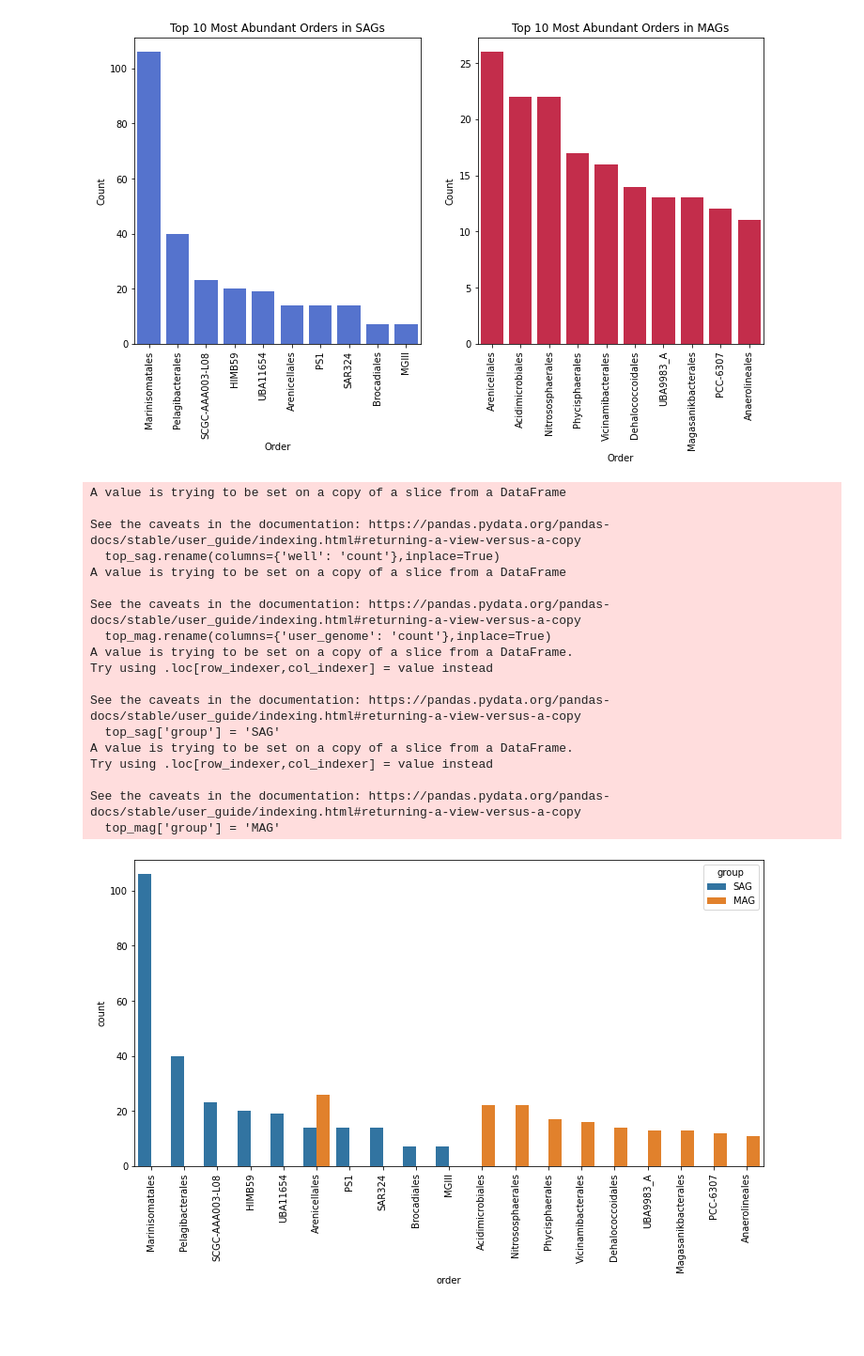
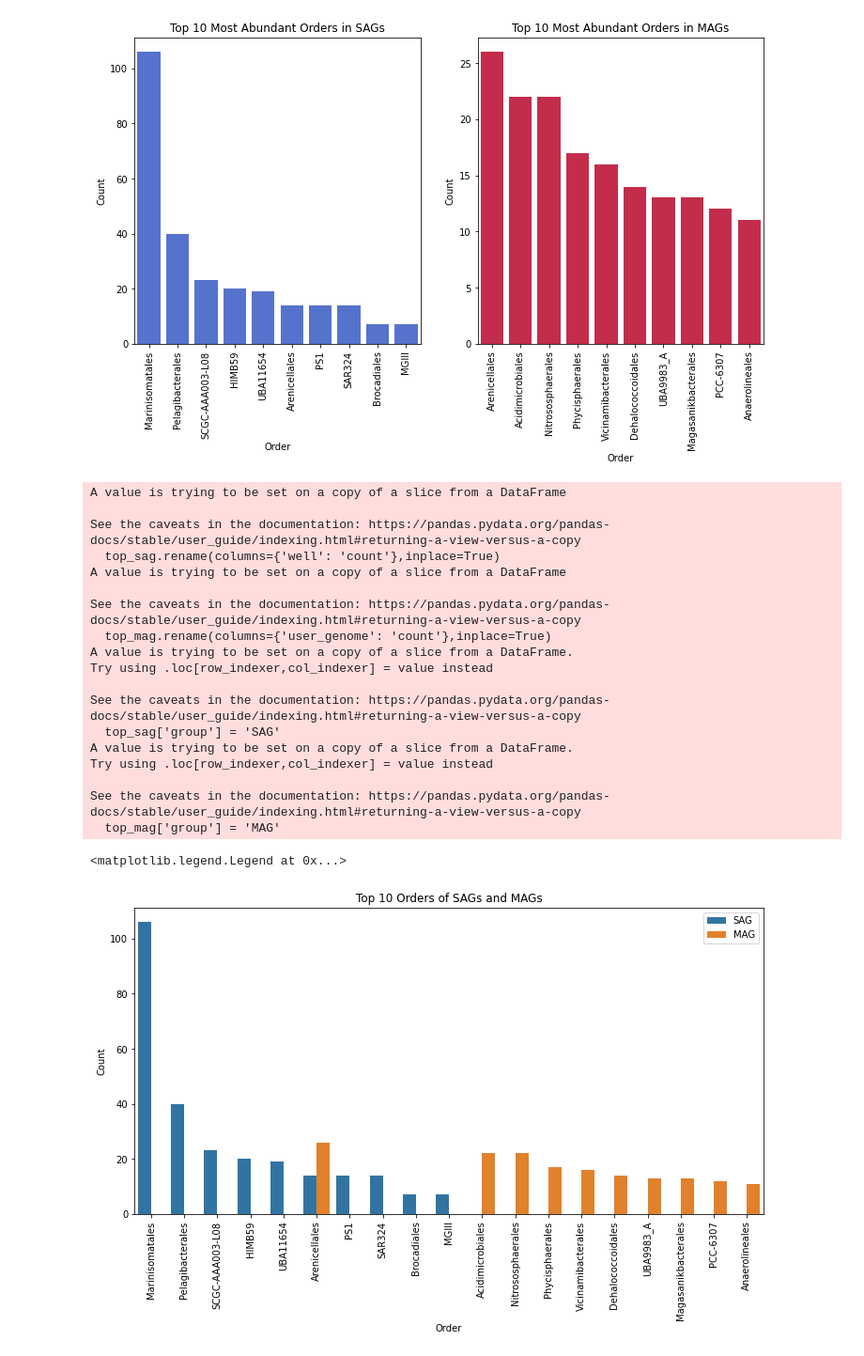
Before and after one commit to mdherring/OMZ_MH_Analysis, a Jupyter notebook: 07_SAG_gtdbtk.ipynb, the cells around one changed output. Shown at 94% size. Drawn from its saved outputs; the diff is of its cells as text; code cells hidden in the pictures; blank space fills up the shorter version.

Commit message:
figure color mapping

```diff
--- a/07_SAG_gtdbtk.ipynb
+++ b/07_SAG_gtdbtk.ipynb
@@ -269,32 +285,36 @@ top_sag.rename(columns={'well': 'count'},inplace=True)
 mag_order = mags.groupby('order', as_index=False)['user_genome'].count().sort_values(by = 'user_genome',ascending=False)
 top_mag = mag_order [:10]
 top_mag.rename(columns={'user_genome': 'count'},inplace=True)
 
 top_sag['group'] = 'SAG'
 top_mag['group'] = 'MAG'
 grouped = pd.concat([top_sag,top_mag])
 
 fig, axes = plt.subplots(nrows=1, ncols=1, figsize=(12, 6))
 
-
 sns.barplot(x="order", y="count", hue="group", data=grouped).tick_params(axis='x', rotation=90)
+plt.xlabel('Order')
+plt.ylabel('Count')
+plt.title('Top 10 Orders of SAGs and MAGs')
+plt.legend(title='')
 # %% [output]
 A value is trying to be set on a copy of a slice from a DataFrame
 
 See the caveats in the documentation: https://pandas.pydata.org/pandas-docs/stable/user_guide/indexing.html#returning-a-view-versus-a-copy
   top_sag.rename(columns={'well': 'count'},inplace=True)
 A value is trying to be set on a copy of a slice from a DataFrame
 
 See the caveats in the documentation: https://pandas.pydata.org/pandas-docs/stable/user_guide/indexing.html#returning-a-view-versus-a-copy
   top_mag.rename(columns={'user_genome': 'count'},inplace=True)
 A value is trying to be set on a copy of a slice from a DataFrame.
 Try using .loc[row_indexer,col_indexer] = value instead
 
 See the caveats in the documentation: https://pandas.pydata.org/pandas-docs/stable/user_guide/indexing.html#returning-a-view-versus-a-copy
   top_sag['group'] = 'SAG'
 A value is trying to be set on a copy of a slice from a DataFrame.
 Try using .loc[row_indexer,col_indexer] = value instead
 
 See the caveats in the documentation: https://pandas.pydata.org/pandas-docs/stable/user_guide/indexing.html#returning-a-view-versus-a-copy
   top_mag['group'] = 'MAG'
+<matplotlib.legend.Legend at 0x...>
-[figure, old version]
+[figure, new version]
```
Also changed, not shown: parts of 2 cells of this notebook, 2 other files.
